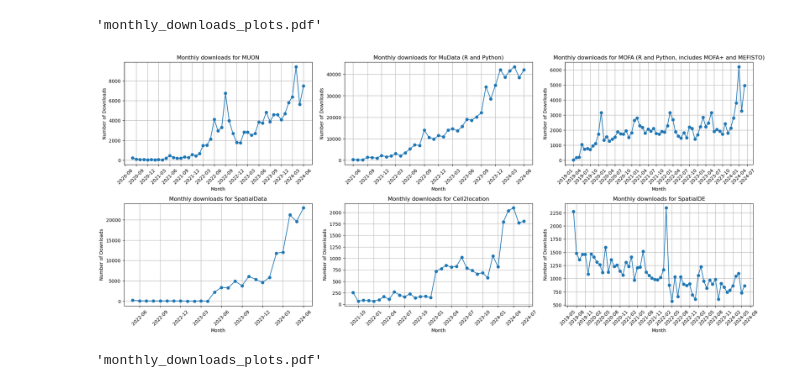
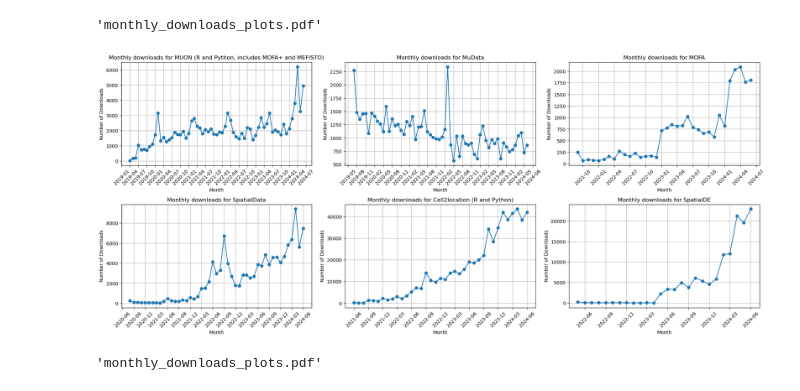
Before and after one commit to PMBio/pypi-download-stats, a Jupyter notebook: pypi downloads.ipynb, the cells around one changed output. Cells and saved outputs as stored; diff of their text form; code cells hidden in the pictures.

Commit message:
updated plot

```diff
--- a/pypi downloads.ipynb
+++ b/pypi downloads.ipynb
@@ -226,7 +226,7 @@ from matplotlib.backends.backend_pdf import PdfPages
 import pandas as pd
 
 projects = data['project'].unique()
-manual_order = ['muon', 'mudata', 'MOFA', 'spatialdata', 'cell2location', 'spatialde']
+manual_order = ['MOFA', 'spatialde', 'cell2location', 'muon', 'mudata', 'spatialdata']
 assert len(projects) == len(manual_order)
 title_name = dict(zip(manual_order, ['MUON', 'MuData', 'MOFA', 'SpatialData', 'Cell2location', 'SpatialDE']))
 
@@ -245,32 +245,32 @@ with PdfPages(pdf_path) as pdf:
     axes = axes.flatten()  # Flatten the 2D array of axes for easy iteration
 
     for i, project in enumerate(manual_order):
         project_data = data[data['project'] == project]
         ax = axes[i]
         ax.plot(project_data['month'], project_data['num_downloads'], marker='o')
         title = f'Monthly downloads for {title_name[project]}'
         if project == 'MOFA':
             title += ' (R and Python, includes MOFA+ and MEFISTO)'
         if project == 'mudata':
             title += ' (R and Python)'
         ax.set_title(title)
         ax.set_xlabel('Month')
         ax.set_ylabel('Number of Downloads')
         ax.grid(True)
         ax.xaxis.set_major_formatter(mdates.DateFormatter('%Y-%m'))
         ax.xaxis.set_major_locator(mdates.MonthLocator(interval=3))
         plt.setp(ax.xaxis.get_majorticklabels(), rotation=45)
 
     # Hide any unused subplots
     for j in range(i + 1, len(axes)):
         fig.delaxes(axes[j])
 
     plt.tight_layout()
     pdf.savefig()
     plt.show()
     plt.close()
 
 pdf_path
 # %% [output]
-[figure, old version]
+[figure, new version]
 'monthly_downloads_plots.pdf'
```
Also changed, not shown: 3 other files.
